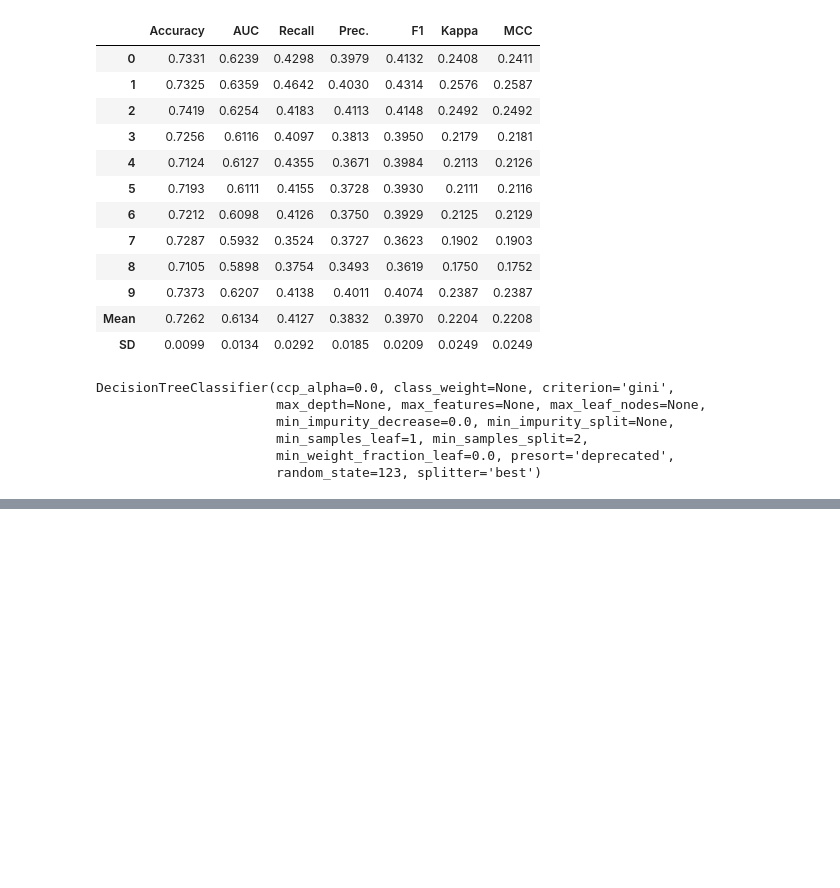
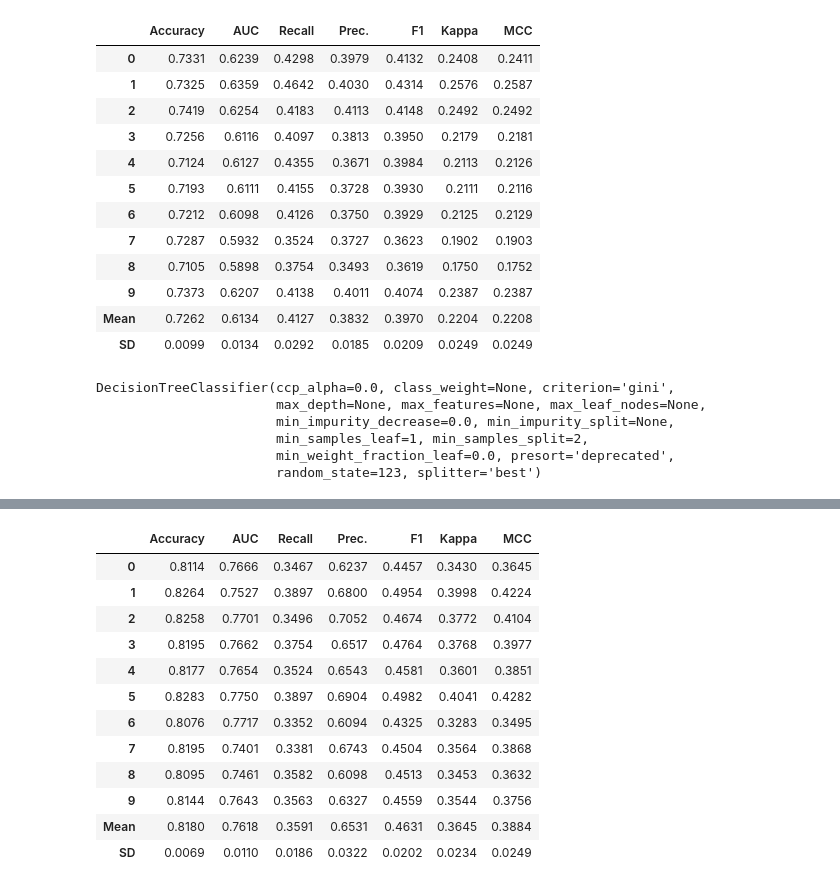
Before and after one commit to justinboggs/pycaret-testing, a Jupyter notebook: class_test.ipynb, the cells around one changed output, grey strips where cells are left out. Cells and saved outputs as stored; diff of their text form; code cells hidden in the pictures; blank space fills up the shorter version.

```diff
--- a/class_test.ipynb
+++ b/class_test.ipynb
@@ -118,0 +135,16 @@ DecisionTreeClassifier(ccp_alpha=0.0, class_weight=None, criterion='gini',
+# %%
+rf = create_model('rf')
+# %% [output]
+|  | Accuracy | AUC | Recall | Prec. | F1 | Kappa | MCC |
+| 0 | 0.8114 | 0.7666 | 0.3467 | 0.6237 | 0.4457 | 0.3430 | 0.3645 |
+| 1 | 0.8264 | 0.7527 | 0.3897 | 0.6800 | 0.4954 | 0.3998 | 0.4224 |
+| 2 | 0.8258 | 0.7701 | 0.3496 | 0.7052 | 0.4674 | 0.3772 | 0.4104 |
+| 3 | 0.8195 | 0.7662 | 0.3754 | 0.6517 | 0.4764 | 0.3768 | 0.3977 |
+| 4 | 0.8177 | 0.7654 | 0.3524 | 0.6543 | 0.4581 | 0.3601 | 0.3851 |
+| 5 | 0.8283 | 0.7750 | 0.3897 | 0.6904 | 0.4982 | 0.4041 | 0.4282 |
+| 6 | 0.8076 | 0.7717 | 0.3352 | 0.6094 | 0.4325 | 0.3283 | 0.3495 |
+| 7 | 0.8195 | 0.7401 | 0.3381 | 0.6743 | 0.4504 | 0.3564 | 0.3868 |
+| 8 | 0.8095 | 0.7461 | 0.3582 | 0.6098 | 0.4513 | 0.3453 | 0.3632 |
+| 9 | 0.8144 | 0.7643 | 0.3563 | 0.6327 | 0.4559 | 0.3544 | 0.3756 |
+| Mean | 0.8180 | 0.7618 | 0.3591 | 0.6531 | 0.4631 | 0.3645 | 0.3884 |
+| SD | 0.0069 | 0.0110 | 0.0186 | 0.0322 | 0.0202 | 0.0234 | 0.0249 |
```
Also changed, not shown: parts of 5 cells of this notebook.
